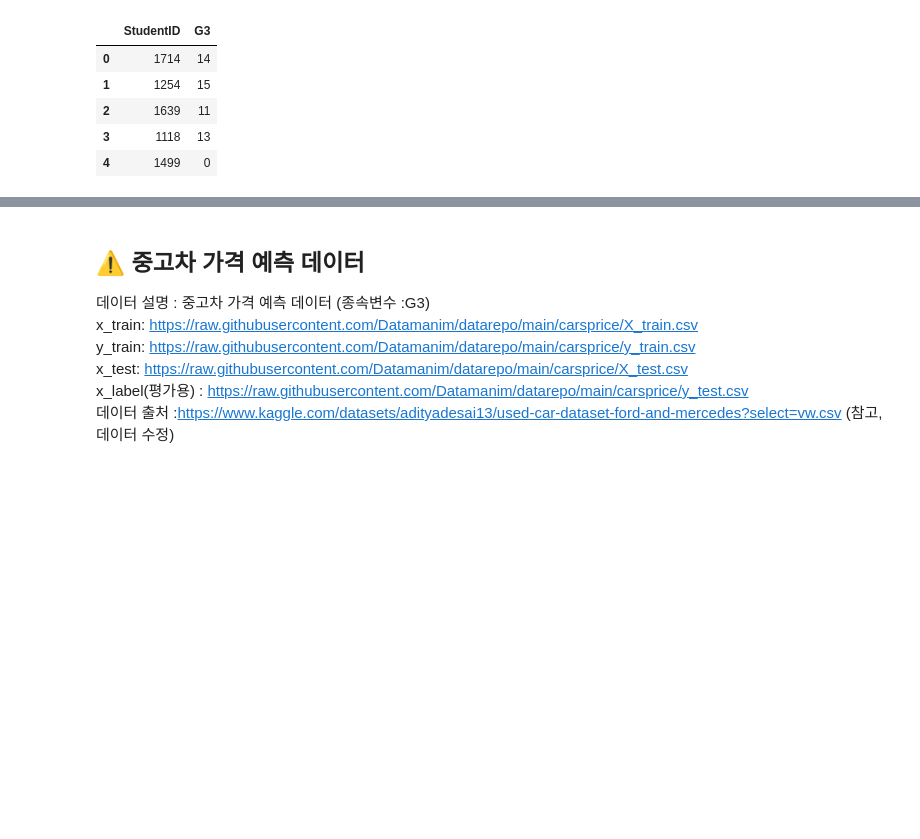
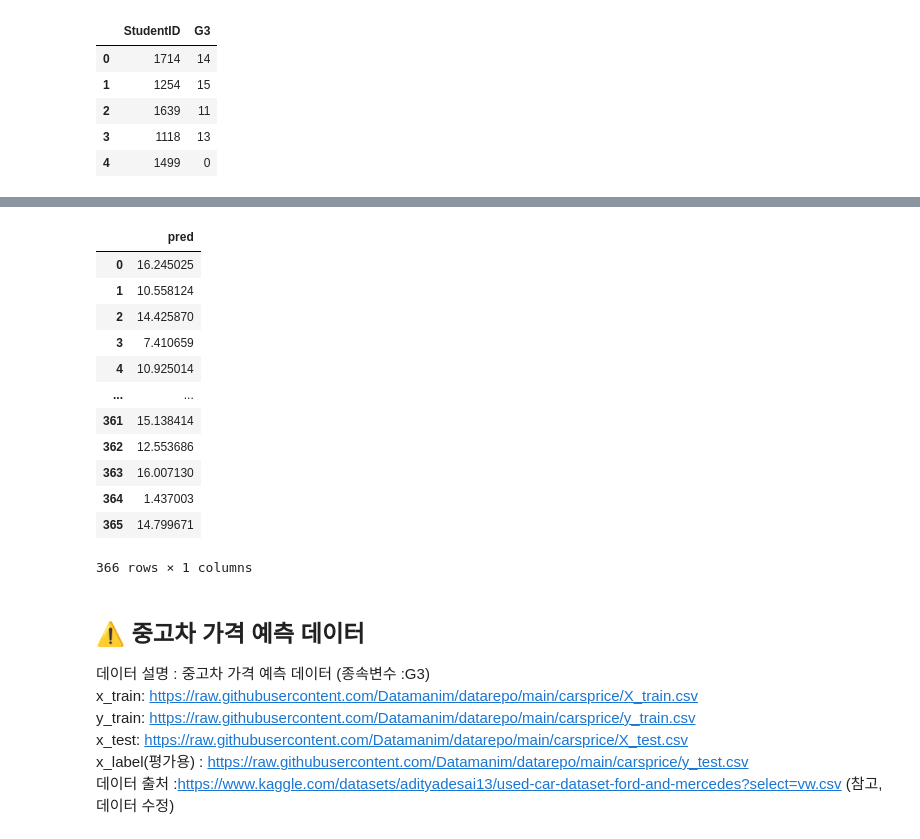
Before and after one commit to cms6090/Big-Data-Analysis, a Jupyter notebook: 2유형/데이터 마이닝(best).ipynb, the cells around one changed output, grey strips where cells are left out. Drawn from its saved outputs; the diff is of its cells as text; code cells hidden in the pictures; blank space fills up the shorter version.

```diff
--- a/2유형/데이터 마이닝(best).ipynb
+++ b/2유형/데이터 마이닝(best).ipynb
@@ -1621,0 +1296,15 @@ data
+# %%
+drop_col = ["StudentID"]
+x_train_drop = x_train.drop(columns = drop_col)
+x_test_drop = x_test.drop(columns = drop_col)
+y = y_train["G3"]
+
+from sklearn.preprocessing import StandardScaler
+scaler = StandardScaler()
+column = x_train_drop.select_dtypes(exclude = object).columns
+x_train_drop[column] = scaler.fit_transform(x_train_drop[column])
+x_test_drop[column] = scaler.transform(x_test_drop[column])
+
+x_train_dummies = pd.get_dummies(x_train_drop)
+x_test_dummies = pd.get_dummies(x_test_drop)
+x_test_dummies = x_test_dummies.reindex(columns = x_train_dummies.columns, fill_value = 0)
@@ -1621,0 +1353,23 @@ data
+# %%
+best_estimator = LGBMRegressor(random_state = 23)
+scoring = "neg_root_mean_squared_error"
+
+param_dist = {
+    "n_estimator" : [100, 200, 300, 500],
+    "max_depth" : [3, 4, 5],
+    "learning_rate" : [0.01, 0.05],
+    "subsample" : [0.8, 0.9, 1]
+}
+
+from sklearn.model_selection import RandomizedSearchCV
+random_search = RandomizedSearchCV(
+    best_estimator,
+    param_dist,
+    scoring = scoring,
+    n_iter = 5,
+    cv = 3,
+    random_state = 23
+)
+
+random_search.fit(X_train, Y_train)
+print("Best Params : ", random_search.best_params_)
@@ -1621,0 +1413,8 @@ data
+# %%
+pred = best_model.predict(x_test_dummies)
+df = pd.DataFrame({
+    "pred":pred
+})
+
+df
+# %% [output]
@@ -1622,3 +1422,16 @@ data
+|  | pred |
+| 0 | 16.245025 |
+| 1 | 10.558124 |
+| 2 | 14.425870 |
+| 3 | 7.410659 |
+| 4 | 10.925014 |
+| ... | ... |
+| 361 | 15.138414 |
+| 362 | 12.553686 |
+| 363 | 16.007130 |
+| 364 | 1.437003 |
+| 365 | 14.799671 |
+366 rows × 1 columns
 # %% [markdown]
 ## ⚠️ 중고차 가격 예측 데이터
 데이터 설명 : 중고차 가격 예측 데이터 (종속변수 :G3)
```
Also changed, not shown: parts of 249 cells of this notebook, 1 other file.
